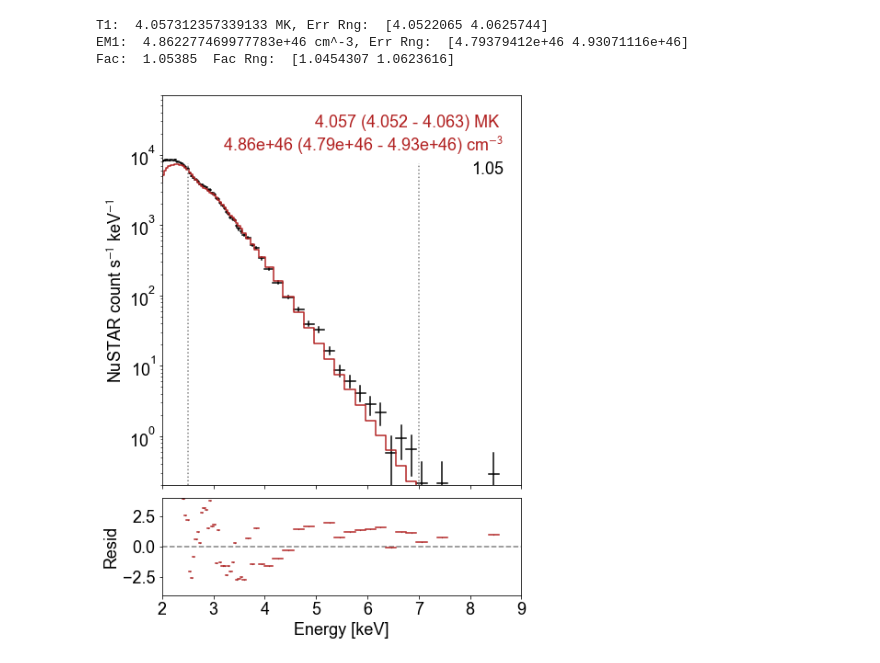
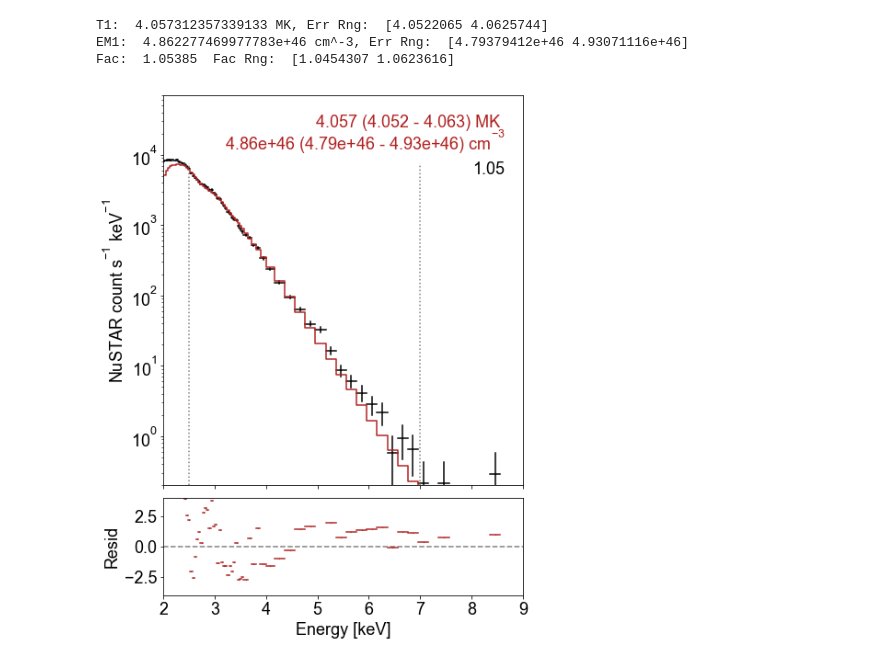
Before and after one commit to ianan/nustar_sac, a Jupyter notebook: xspec/example_xspec.ipynb, the cells around one changed output. Cells and saved outputs as stored; diff of their text form; code cells hidden in the pictures.

Commit message:
tweaked xspec python plotting

```diff
--- a/xspec/example_xspec.ipynb
+++ b/xspec/example_xspec.ipynb
@@ -77,15 +78,11 @@ data_ld=np.array(data_ld)
 edata_ld=np.array(edata_ld)
 mod_ld=np.array(mod_ld)
 # %%
-# Setup the font used for plotting
+# # Setup the font used for plotting
 matplotlib.rcParams['font.sans-serif'] = "Arial"
 matplotlib.rcParams['font.family'] = "sans-serif"
 matplotlib.rcParams['font.size'] = 18
-
-# Latex in matplotlib still looks off if using Arial/Helvetica for main text
-# The following change at least removes dejavusans.....
-params = {'text.usetex': False, 'mathtext.fontset': 'stixsans'}
-plt.rcParams.update(params)
+matplotlib.rcParams['mathtext.default']="regular"
 # %%
 # A lot of this is just to get the plot exactly how I want it
 
@@ -100,32 +97,32 @@ axs[0].plot(eng_ld,mod_ld,color='firebrick',drawstyle='steps-mid')
 axs[0].set_ylabel('NuSTAR count s$^{-1}$ keV$^{-1}$')
 ylim=[2e-1,7e4]
 xlim=[2,9]
 axs[0].set_ylim(ylim)
 for aa in axs:
     aa.set_xlim(xlim)
     aa.label_outer()
 
 # Put the actual fit values on the top plot
 param_labelt="{0:5.3f} ({1:5.3f} - {2:5.3f}) MK ".format(t1,t1_cr[0],t1_cr[1])
-param_labelem="{0:5.2e} ({1:5.2e} - {2:5.2e}) cm".format(em1,em1_cr[0],em1_cr[1])+"$^{-3}$"
+param_labelem="{0:5.2e} ({1:5.2e} - {2:5.2e}) ".format(em1,em1_cr[0],em1_cr[1])+"$cm^{-3}$"
 axs[0].text(0.95,0.92,param_labelt,color='firebrick',ha='right',transform=axs[0].transAxes)
 axs[0].text(0.95,0.86,param_labelem,color='firebrick',ha='right',transform=axs[0].transAxes)
 axs[0].text(0.95,0.80,"{0:4.2f}".format(fac),color='k',ha='right',transform=axs[0].transAxes)
 
 # You need to specify this yourself
 fiter=[2.5,7.0]
 axs[0].plot([fiter[0],fiter[0]],[ylim[0],10**(0.8*np.log10(ylim[1]))],':',color='grey')
 axs[0].plot([fiter[1],fiter[1]],[ylim[0],10**(0.8*np.log10(ylim[1]))],':',color='grey')
 
 # Calculate and plot the residuals on the bottom plot
 resid=(data_ld-mod_ld)/edata_ld
 axs[1].plot(eng_ld,resid,'.',ms=0.5,color='k')
 axs[1].set_ylim([-4,4])
 axs[1].set_xlabel('Energy [keV]')
 axs[1].plot(xlim,[0,0],'--',color='grey')
 for i in np.arange(len(data_ld)):
     axs[1].plot([eng_ld[i]-deng_ld[i],eng_ld[i]+deng_ld[i]],[resid[i],resid[i]],color='firebrick')
 axs[1].set_ylabel('Resid')
 plt.show()
 # %% [output]
-[figure, old version]
+[figure, new version]
```
Also changed, not shown: parts of 2 cells of this notebook.
